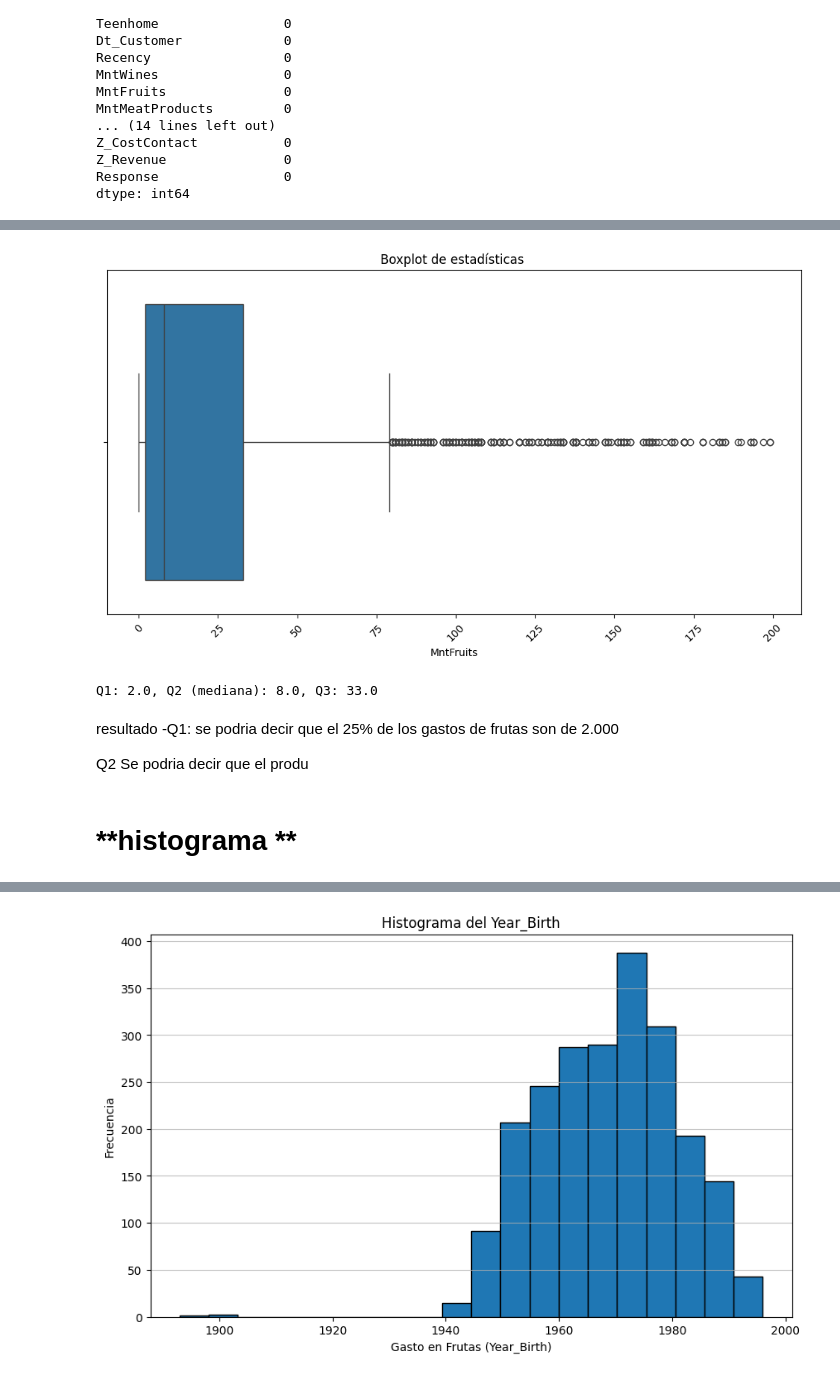
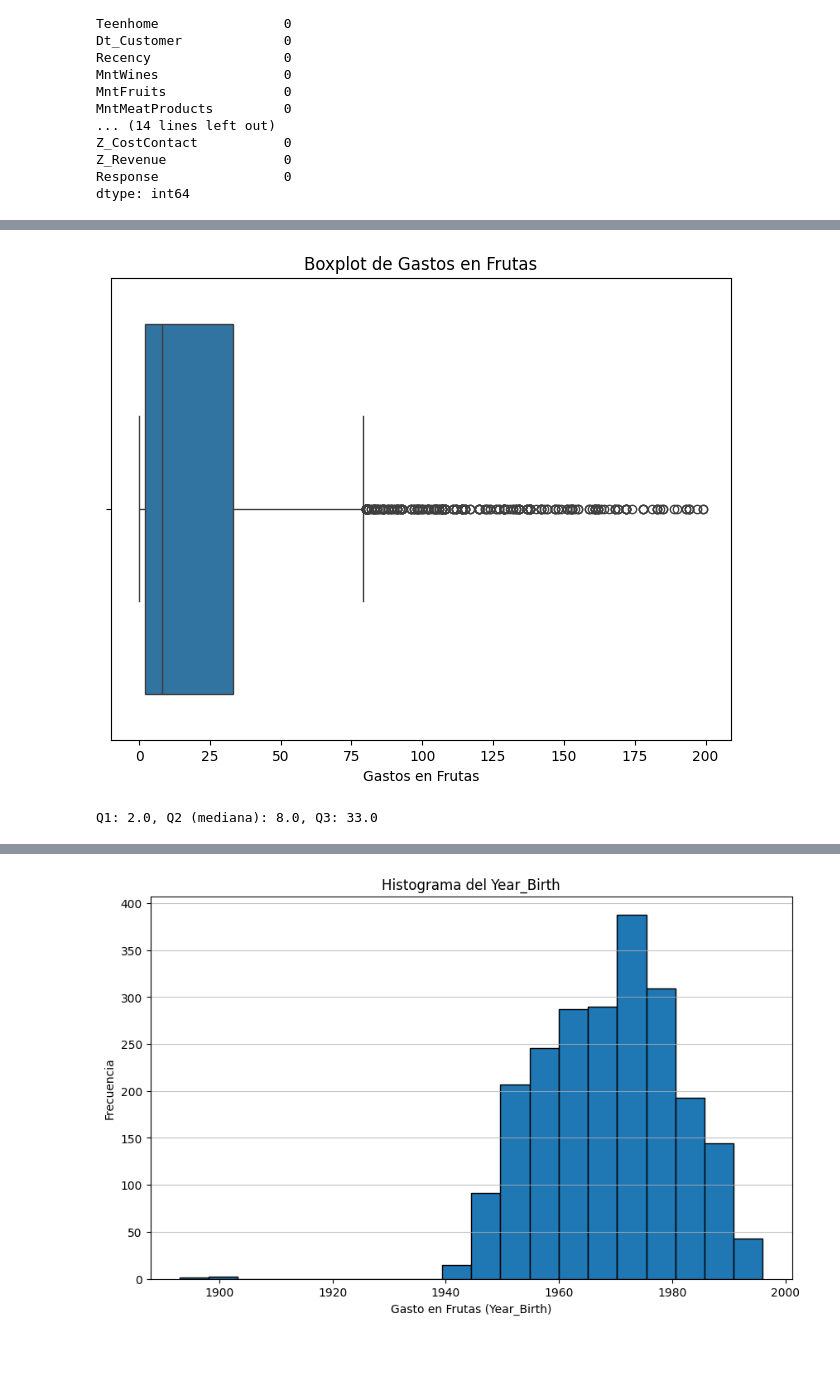
Before and after one commit to Felipe4356/EDA_FundamentosML_FelipeGodoy, a Jupyter notebook: evaluacion1_FelipeGodoy.ipynb, the cells around one changed output, grey strips where cells are left out. Saved outputs shown, nothing was run; the diff lists cells and outputs as text; code cells hidden in the pictures; blank space fills up the shorter version.

```diff
--- a/evaluacion1_FelipeGodoy.ipynb
+++ b/evaluacion1_FelipeGodoy.ipynb
@@ -14,6 +16,5 @@ import matplotlib.pyplot as plt
 # %%
-
-url = '/content/marketing_campaign.csv'
-df = pd.read_csv(url, sep="	")
-df.head(5)
+uploaded = files.upload()
+df = pd.read_csv('marketing_campaign.csv', sep='\t')
+df.head(10)
 # %% [output]
@@ -122,26 +174,17 @@ pero al observar los valores nulos se encontro en la columna Income 24 valores n
 # %%
-# Configuración del gráfico
-plt.figure(figsize=(12, 6))
+
+
+plt.figure(figsize=(8, 6))
 sns.boxplot(x=df['MntFruits'])
-plt.xticks(rotation=45)
-plt.title("Boxplot de estadísticas ")
+plt.title('Boxplot de Gastos en Frutas')
+plt.xlabel('Gastos en Frutas')
 plt.show()
 
-# Calcular cuartiles
 Q1 = df['MntFruits'].quantile(0.25)
-Q2 = df['MntFruits'].median()
+Q2 = df['MntFruits'].quantile(0.50)
 Q3 = df['MntFruits'].quantile(0.75)
-IQR = Q3 - Q1
-limite_superior = Q3 + 1.5 * IQR
 
 print(f"Q1: {Q1}, Q2 (mediana): {Q2}, Q3: {Q3}")
 # %% [output]
-[figure, old version]
+[figure, new version]
 Q1: 2.0, Q2 (mediana): 8.0, Q3: 33.0
-# %% [markdown]
-resultado
--Q1: se podria decir que el 25% de los gastos de frutas son de 2.000
-
-Q2 Se podria decir que el produ
-# %% [markdown]
-# **histograma **
```
Also changed, not shown: parts of 32 cells of this notebook.
